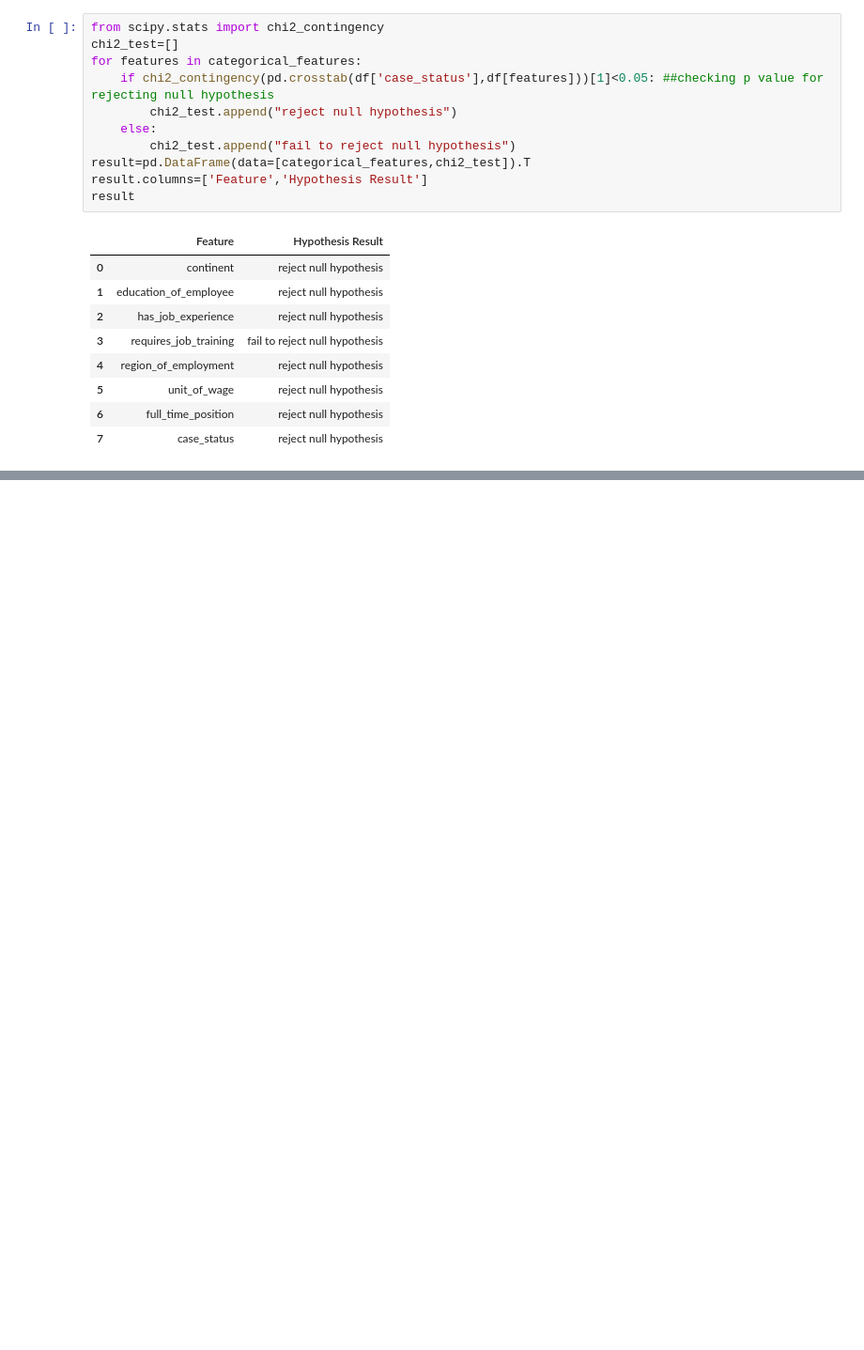
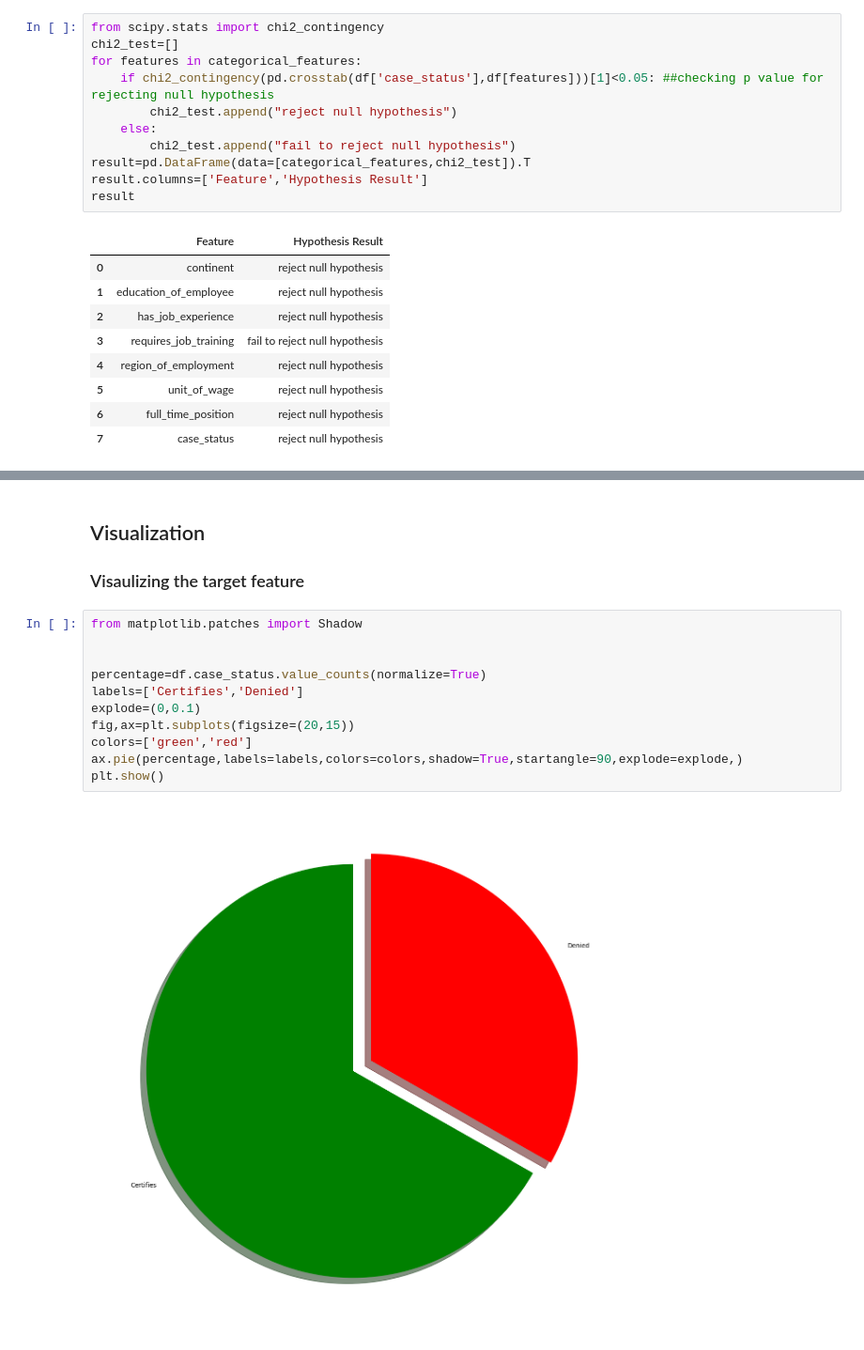
Before and after one commit to santhoshreddybora/US-Visa-Approval-Prediction, a Jupyter notebook: notebook/EDA.ipynb, the cells around one changed output, grey strips where cells are left out. Shown at 94% size. Saved outputs shown, nothing was run; the diff lists cells and outputs as text; blank space fills up the shorter version.

```diff
--- a/notebook/EDA.ipynb
+++ b/notebook/EDA.ipynb
@@ -223,0 +272,17 @@ result
+# %% [markdown]
+## Visualization
+
+### Visaulizing the target feature
+# %%
+from matplotlib.patches import Shadow
+
+
+percentage=df.case_status.value_counts(normalize=True)
+labels=['Certifies','Denied']
+explode=(0,0.1)
+fig,ax=plt.subplots(figsize=(20,15))
+colors=['green','red']
+ax.pie(percentage,labels=labels,colors=colors,shadow=True,startangle=90,explode=explode,)
+plt.show()
+# %% [output]
+[figure, added]
```
Also changed, not shown: parts of 20 cells of this notebook, 1 other file.
